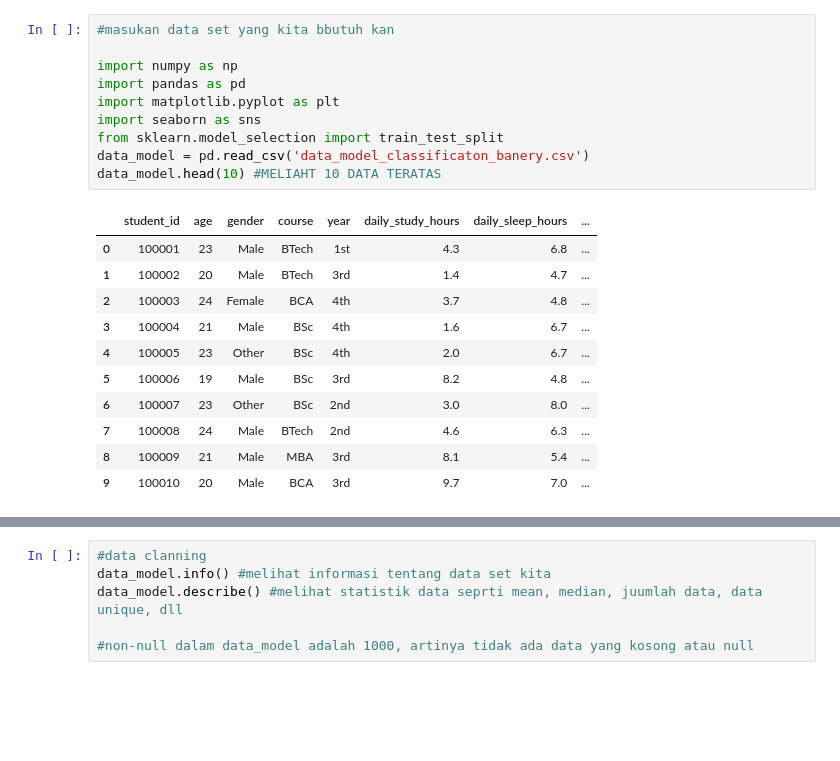
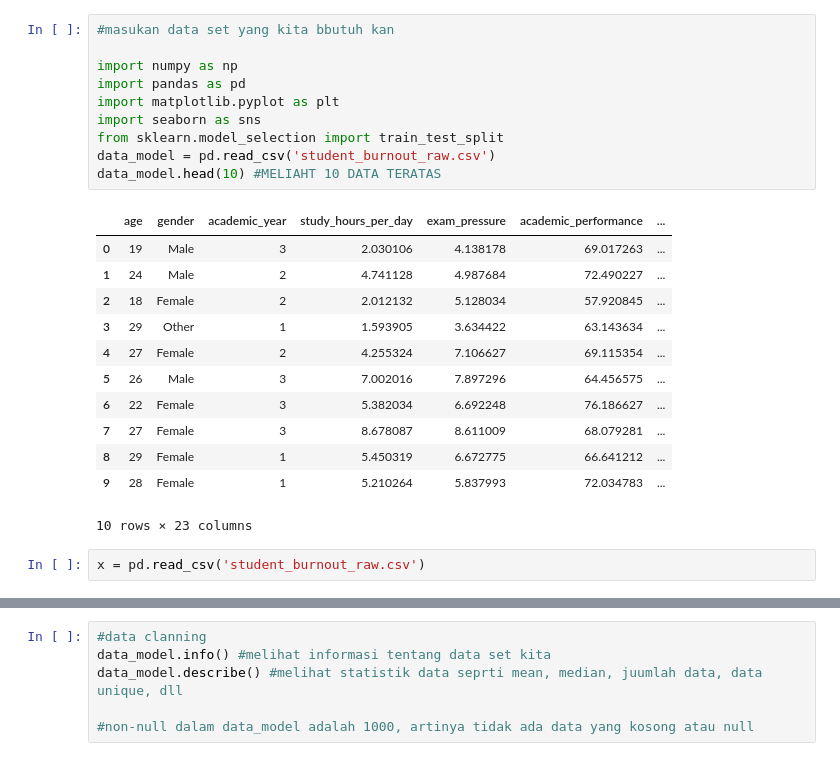
Before and after one commit to wen24-collab/MODEL-MACHINE-LEARNING-CLASSIFIICATION-TINGGKLAT-BRANOUT-SISWA-DAN-ORANG-DEWASA, a Jupyter notebook: prediksi_kelulusan.ipynb, the cells around one changed output, grey strips where cells are left out. Saved outputs shown, nothing was run; the diff lists cells and outputs as text; blank space fills up the shorter version.

```diff
--- a/prediksi_kelulusan.ipynb
+++ b/prediksi_kelulusan.ipynb
@@ -1,22 +1,25 @@
 # %%
 #masukan data set yang kita bbutuh kan
 
 import numpy as np
 import pandas as pd
 import matplotlib.pyplot as plt
 import seaborn as sns
 from sklearn.model_selection import train_test_split
-data_model = pd.read_csv('data_model_classificaton_banery.csv')
+data_model = pd.read_csv('student_burnout_raw.csv')
 data_model.head(10) #MELIAHT 10 DATA TERATAS
 # %% [output]
-|  | student_id | age | gender | course | year | daily_study_hours | daily_sleep_hours | ... |
-| 0 | 100001 | 23 | Male | BTech | 1st | 4.3 | 6.8 | ... |
-| 1 | 100002 | 20 | Male | BTech | 3rd | 1.4 | 4.7 | ... |
-| 2 | 100003 | 24 | Female | BCA | 4th | 3.7 | 4.8 | ... |
-| 3 | 100004 | 21 | Male | BSc | 4th | 1.6 | 6.7 | ... |
-| 4 | 100005 | 23 | Other | BSc | 4th | 2.0 | 6.7 | ... |
-| 5 | 100006 | 19 | Male | BSc | 3rd | 8.2 | 4.8 | ... |
-| 6 | 100007 | 23 | Other | BSc | 2nd | 3.0 | 8.0 | ... |
-| 7 | 100008 | 24 | Male | BTech | 2nd | 4.6 | 6.3 | ... |
-| 8 | 100009 | 21 | Male | MBA | 3rd | 8.1 | 5.4 | ... |
-| 9 | 100010 | 20 | Male | BCA | 3rd | 9.7 | 7.0 | ... |
+|  | age | gender | academic_year | study_hours_per_day | exam_pressure | academic_performance | ... |
+| 0 | 19 | Male | 3 | 2.030106 | 4.138178 | 69.017263 | ... |
+| 1 | 24 | Male | 2 | 4.741128 | 4.987684 | 72.490227 | ... |
+| 2 | 18 | Female | 2 | 2.012132 | 5.128034 | 57.920845 | ... |
+| 3 | 29 | Other | 1 | 1.593905 | 3.634422 | 63.143634 | ... |
+| 4 | 27 | Female | 2 | 4.255324 | 7.106627 | 69.115354 | ... |
+| 5 | 26 | Male | 3 | 7.002016 | 7.897296 | 64.456575 | ... |
+| 6 | 22 | Female | 3 | 5.382034 | 6.692248 | 76.186627 | ... |
+| 7 | 27 | Female | 3 | 8.678087 | 8.611009 | 68.079281 | ... |
+| 8 | 29 | Female | 1 | 5.450319 | 6.672775 | 66.641212 | ... |
+| 9 | 28 | Female | 1 | 5.210264 | 5.837993 | 72.034783 | ... |
+10 rows × 23 columns
+# %%
+x = pd.read_csv('student_burnout_raw.csv')
```
Also changed, not shown: parts of 21 cells of this notebook, 1 other file.
